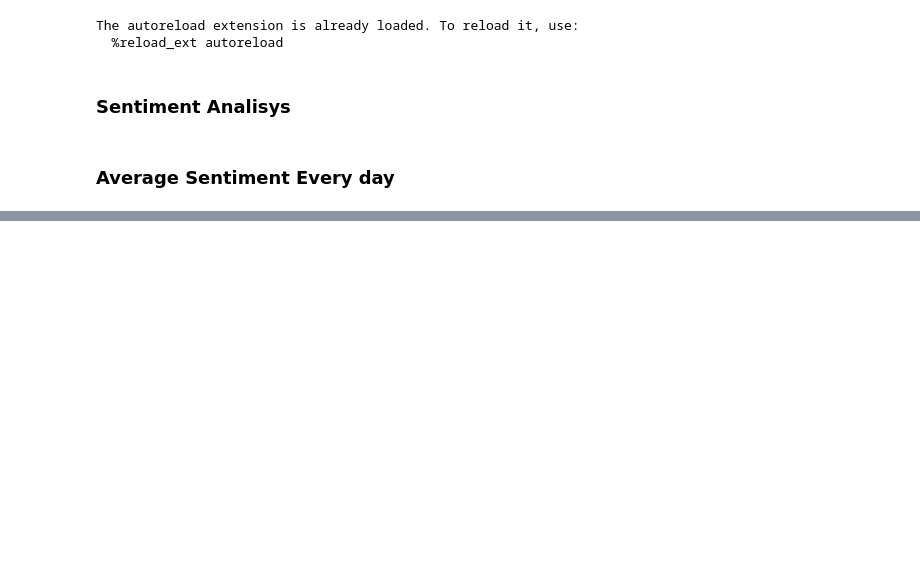
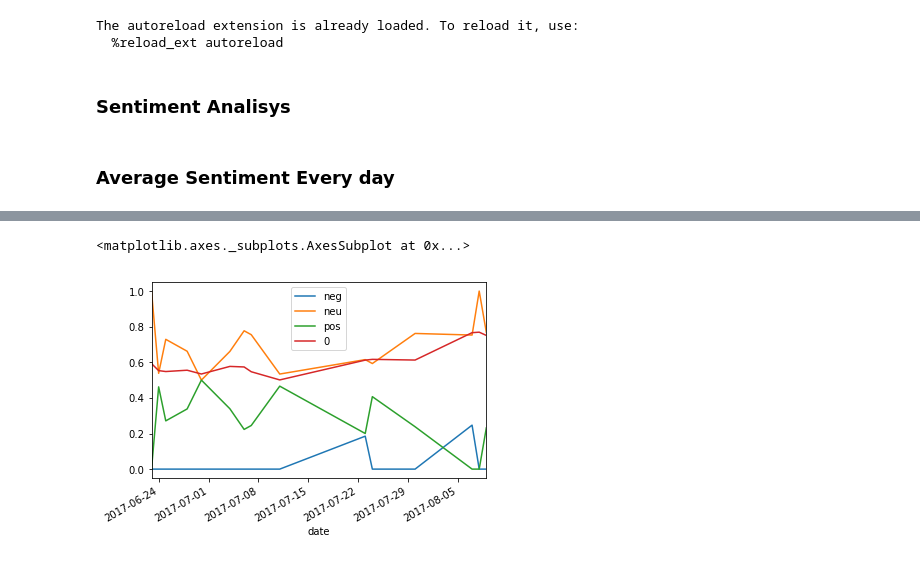
Before and after one commit to Anotherother/pricePrediction, a Jupyter notebook: NewsHeadline/Headline Semantic.ipynb, the cells around one changed output, grey strips where cells are left out. Drawn from its saved outputs; the diff is of its cells as text; code cells hidden in the pictures; blank space fills up the shorter version.

```diff
--- a/NewsHeadline/Headline Semantic.ipynb
+++ b/NewsHeadline/Headline Semantic.ipynb
@@ -42,0 +64,18 @@ news_btc_com_AS = df_prep.averageSintimentEveryDay(dataframe_news_btc_com)
+# %%
+data =  get_data.get_data_frame("USDT_BTC", "poloniex")
+# %%
+from sklearn.preprocessing import MinMaxScaler
+
+scaler = MinMaxScaler()
+
+y = scaler.fit_transform(data.close.reshape(-1,1))
+# %%
+plt_close = pd.DataFrame(data= y, index=data.date)
+plt.close.names = 'close'
+cryptocoinnews_AS.index = cryptocoinnews_AS.date
+# %%
+all_df = cryptocoinnews_AS.join(plt_close)
+all_df.plot()
+# %% [output]
+<matplotlib.axes._subplots.AxesSubplot at 0x...>
+[figure, added]
```
Also changed, not shown: parts of 6 cells of this notebook, 7 other files.
